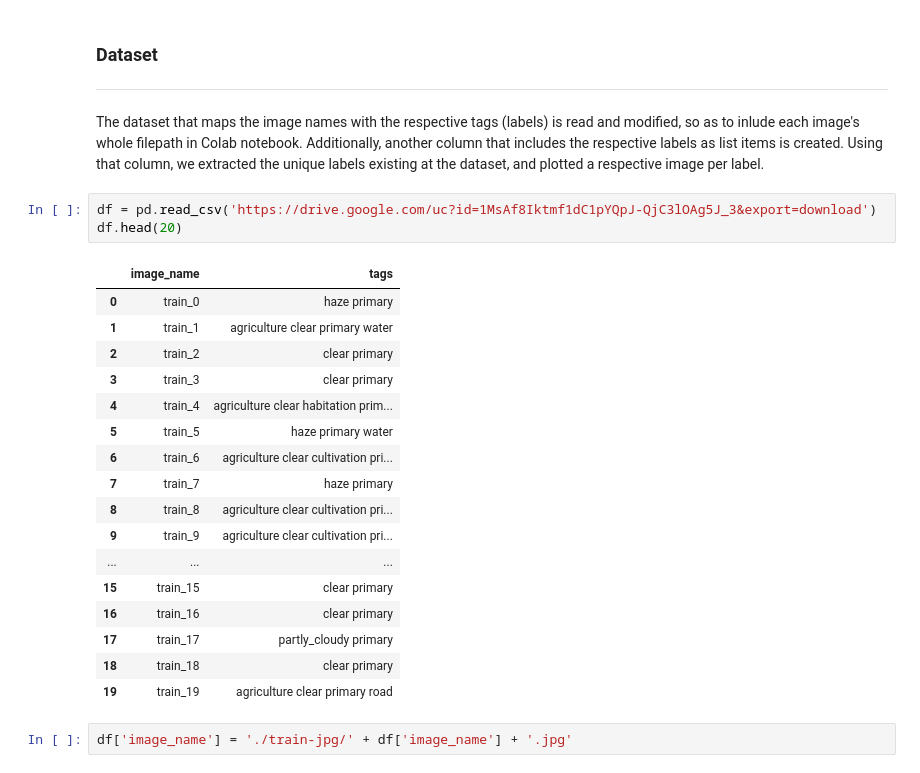
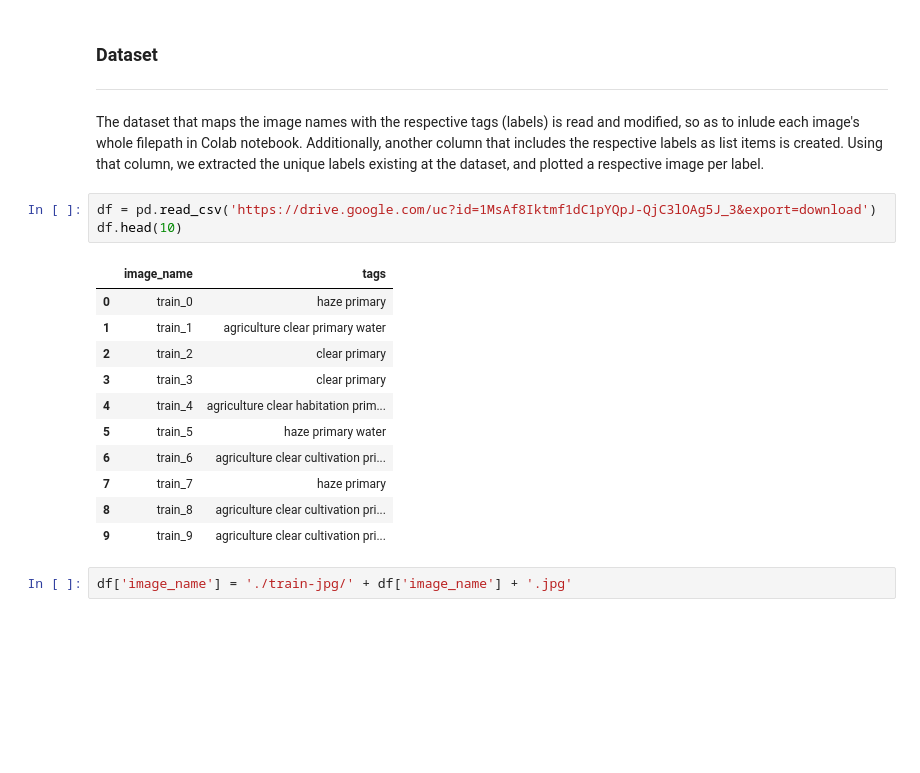
Before and after one commit to JoKoum/satellite-image-classification, a Jupyter notebook: satellite_image_classification.ipynb, the cells around one changed output. Cells and saved outputs as stored; diff of their text form; blank space fills up the shorter version.

```diff
--- a/satellite_image_classification.ipynb
+++ b/satellite_image_classification.ipynb
@@ -48,25 +31,19 @@ import tensorflow as tf
 The dataset that maps the image names with the respective tags (labels) is read and modified, so as to inlude each image's whole filepath in Colab notebook. Additionally, another column that includes the respective labels as list items is created. Using that column, we extracted the unique labels existing at the dataset, and plotted a respective image per label.
 # %%
 df = pd.read_csv('https://drive.google.com/uc?id=1MsAf8Iktmf1dC1pYQpJ-QjC3lOAg5J_3&export=download')
-df.head(20)
+df.head(10)
 # %% [output]
 |  | image_name | tags |
 | 0 | train_0 | haze primary |
 | 1 | train_1 | agriculture clear primary water |
 | 2 | train_2 | clear primary |
 | 3 | train_3 | clear primary |
 | 4 | train_4 | agriculture clear habitation prim... |
 | 5 | train_5 | haze primary water |
 | 6 | train_6 | agriculture clear cultivation pri... |
 | 7 | train_7 | haze primary |
 | 8 | train_8 | agriculture clear cultivation pri... |
 | 9 | train_9 | agriculture clear cultivation pri... |
-| ... | ... | ... |
-| 15 | train_15 | clear primary |
-| 16 | train_16 | clear primary |
-| 17 | train_17 | partly_cloudy primary |
-| 18 | train_18 | clear primary |
-| 19 | train_19 | agriculture clear primary road |
 # %%
 df['image_name'] = './train-jpg/' + df['image_name'] + '.jpg'
 # %%
```
Also changed, not shown: parts of 13 cells of this notebook.
